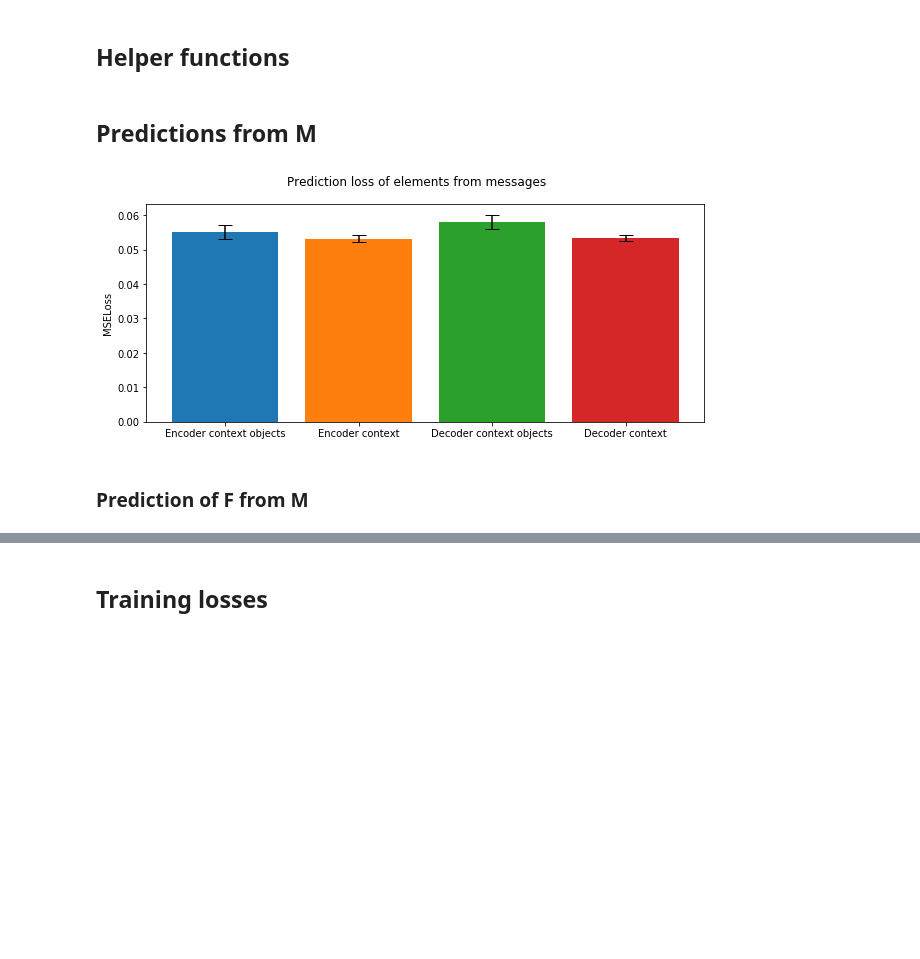
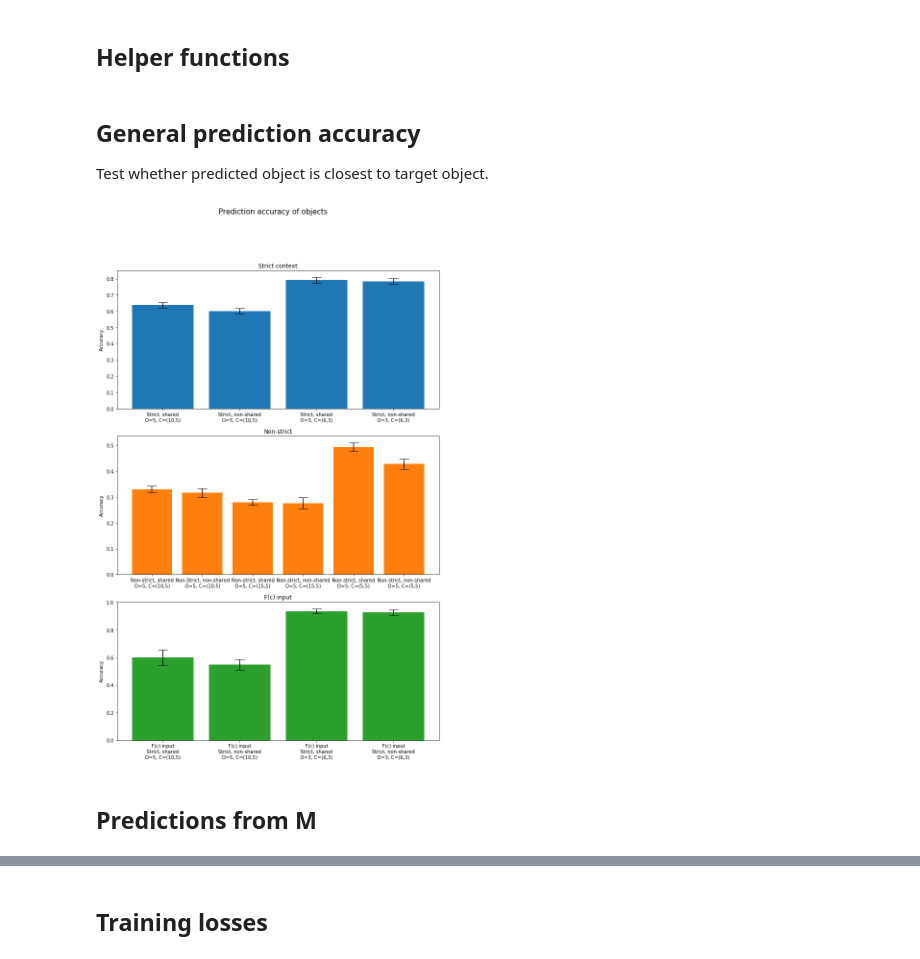
Before and after one commit to feipenghe/Singaling_auto_encoder, a Jupyter notebook: simulation_plots.ipynb, the cells around one changed output, grey strips where cells are left out. Drawn from its saved outputs; the diff is of its cells as text; code cells hidden in the pictures; blank space fills up the shorter version.

```diff
--- a/simulation_plots.ipynb
+++ b/simulation_plots.ipynb
@@ -65,33 +102,32 @@ def get_evaluation_mean_and_err(simulation_name, evaluation_name, message_size)
     for trial in simulation.evaluations[message_size]:
         vals.append(trial[evaluation_name])
     return np.mean(vals), np.std(vals)
+# %%
+def plot_bars_for_evaluation(evaluation_name, display_names_to_simulation_names, title, y_label, width=12, msg_size=2):
+    bar_width = 1
+    num_simulation_sets = len(display_names_to_simulation_names)
+
+    fig, ax = plt.subplots(num_simulation_sets, figsize=(width,6*num_simulation_sets))
+
+    for i, (set_name, display_name_to_simulation) in enumerate(display_names_to_simulation_names.items()):
+        for s, (display_name, file_name) in enumerate(display_name_to_simulation.items()):
+            mean, err = get_evaluation_mean_and_err(file_name, evaluation_name, msg_size)
+            ax[i].bar(s, mean, yerr=err, capsize=10, color=f"C{i}", label=display_name)
+
+            ax[i].set_title(set_name)
+            ax[i].set_xticks(range(len(display_name_to_simulation)))
+            ax[i].set_xticklabels(display_name_to_simulation.keys())
+            ax[i].set_ylabel(y_label)
+
+    fig.suptitle(title, fontsize=15)
+    plt.show()
+# %% [markdown]
+## General prediction accuracy
+Test whether predicted object is closest to target object.
+# %%
+simulation_sets = {"Strict context": strict_context_simulations, "Non-strict": non_strict_context_simulations, "F(c) input": nature_includes_fc_simulations}
+plot_bars_for_evaluation("object_prediction_accuracy", simulation_sets, "Prediction accuracy of objects", "Accuracy", width=12)
+# %% [output]
+[figure, added]
 # %% [markdown]
 ## Predictions from M
-# %%
-simulation_name = "Non-shared context"
-simulation_file_name = simulation_name_to_file_name[simulation_name]
-
-msg_size = 2
-evaluations_to_display_name = {
-    "object_by_context_from_messages": "Encoder context objects",
-    "context_from_messages": "Encoder context",
-    "object_by_decoder_context_from_messages": "Decoder context objects",
-    "decoder_context_from_messages": "Decoder context"
-}
-
-mean_err_per_eval = {display_name: get_evaluation_mean_and_err(simulation_file_name, eval_name, msg_size) for eval_name, display_name in evaluations_to_display_name.items()}
-
-fig, ax = plt.subplots(1, figsize=(10,4))
-
-for i, (mean, err) in enumerate(mean_err_per_eval.values()):
-    ax.bar(i, mean, yerr=err, capsize=7, color=f"C{i}")
-
-ax.set_xticks(range(len(mean_err_per_eval)))
-ax.set_xticklabels(mean_err_per_eval.keys())
-ax.set_ylabel('MSELoss')
-fig.suptitle('Prediction loss of elements from messages')
-plt.show()
-# %% [output]
-[figure, removed]
-# %% [markdown]
-### Prediction of F from M
```
Also changed, not shown: parts of 47 cells of this notebook.
